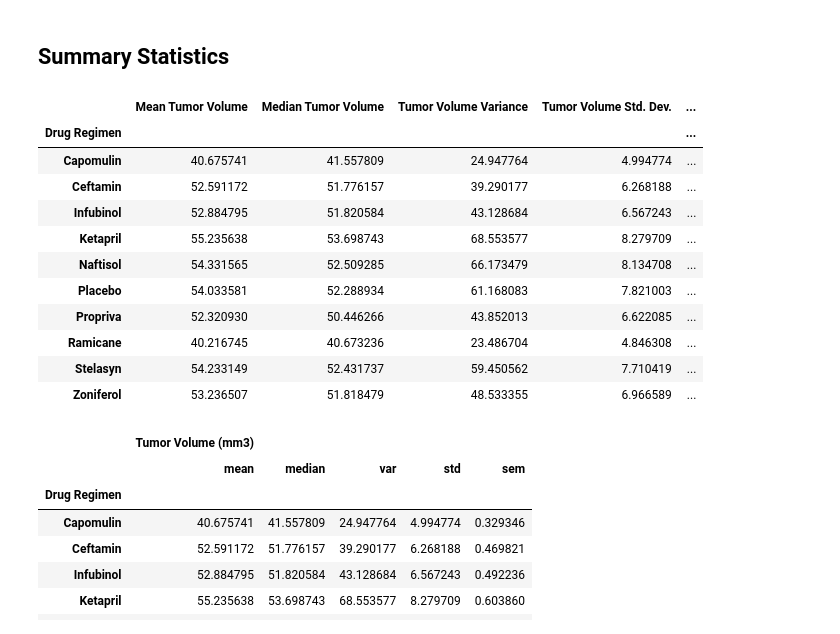
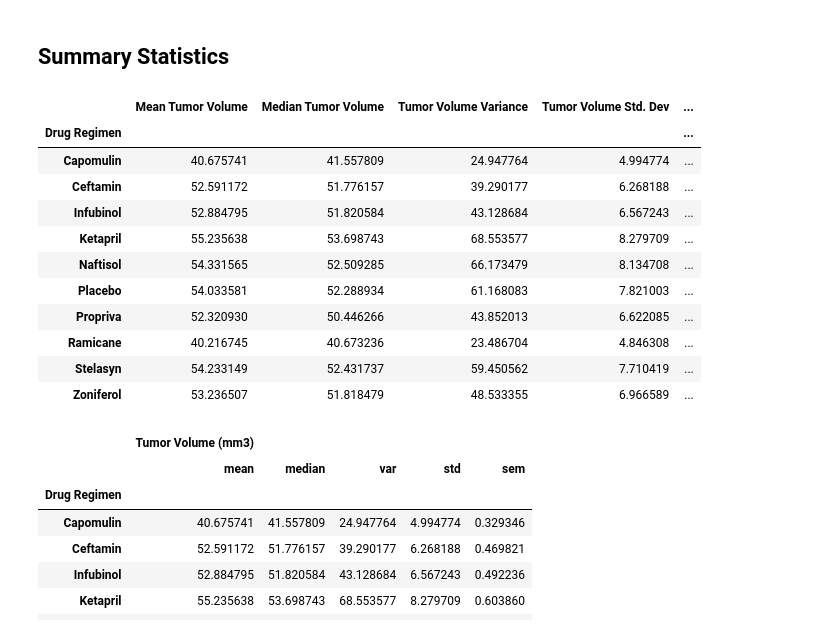
Before and after one commit to makennavick/visualization-challenge, a Jupyter notebook: pymaceuticals_starter.ipynb, the cells around one changed output. Cells and saved outputs as stored; diff of their text form; code cells hidden in the pictures.

```diff
--- a/pymaceuticals_starter.ipynb
+++ b/pymaceuticals_starter.ipynb
@@ -103,11 +104,22 @@ df.loc[df['']== ‘Recurring Value in Column’]
 # %%
 # Generate a summary statistics table of mean, median, variance, standard deviation, and SEM of the tumor volume for each regimen
-
 # Use groupby and summary statistical methods to calculate the following properties of each drug regimen:
 # mean, median, variance, standard deviation, and SEM of the tumor volume.
+
+# Group data
+grouped_df = clean_df.groupby('Drug Regimen')
+
+# Calculate stats
+mean = grouped_df['Tumor Volume (mm3)'].mean()
+median = grouped_df['Tumor Volume (mm3)'].median()
+variance = grouped_df['Tumor Volume (mm3)'].var()
+std = grouped_df['Tumor Volume (mm3)'].std()
+sem = grouped_df['Tumor Volume (mm3)'].sem()
+
 # Assemble the resulting series into a single summary DataFrame.
+pd.DataFrame({'Mean Tumor Volume':mean, 'Median Tumor Volume':median, 'Tumor Volume Variance':variance, 'Tumor Volume Std. Dev':std, 'Tumor Volume Std. Err':sem})
 # %% [output]
-|  | Mean Tumor Volume | Median Tumor Volume | Tumor Volume Variance | Tumor Volume Std. Dev. | ... |
+|  | Mean Tumor Volume | Median Tumor Volume | Tumor Volume Variance | Tumor Volume Std. Dev | ... |
 | Drug Regimen |  |  |  |  | ... |
 | Capomulin | 40.675741 | 41.557809 | 24.947764 | 4.994774 | ... |
 | Ceftamin | 52.591172 | 51.776157 | 39.290177 | 6.268188 | ... |
```
Also changed, not shown: parts of 22 cells of this notebook, 1 other file.
